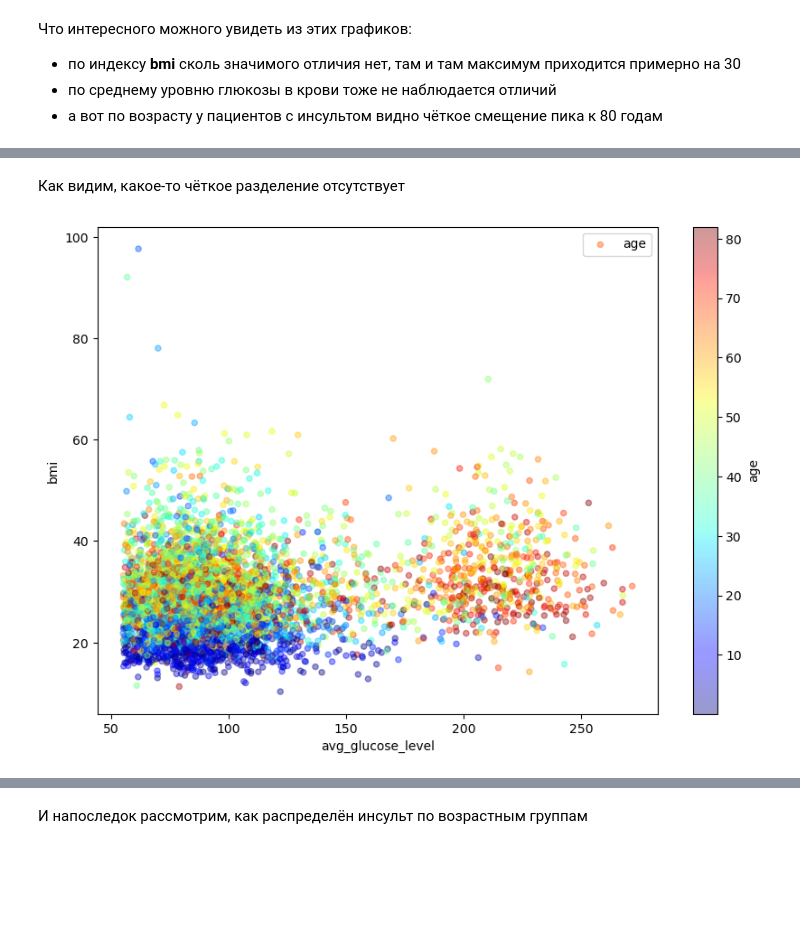
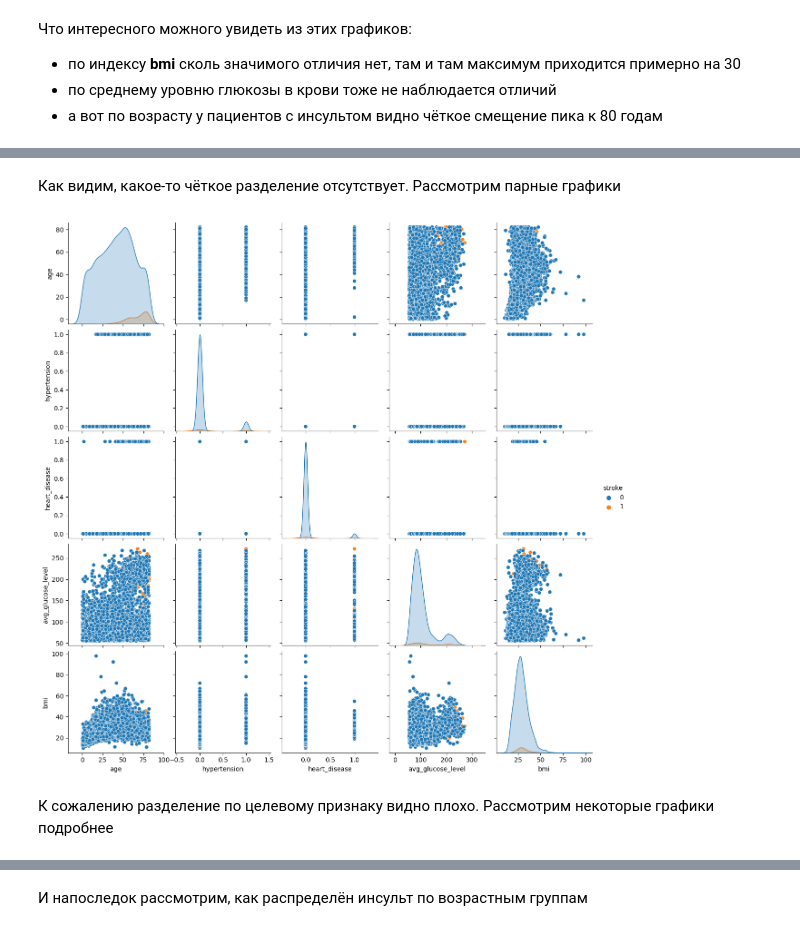
Before and after one commit to d-vitkovskiy/kaggle-projects, a Jupyter notebook: 1_brain_stroke/brain_stroke.ipynb, the cells around one changed output, grey strips where cells are left out. Drawn from its saved outputs; the diff is of its cells as text; code cells hidden in the pictures; blank space fills up the shorter version.

```diff
--- a/1_brain_stroke/brain_stroke.ipynb
+++ b/1_brain_stroke/brain_stroke.ipynb
@@ -312,17 +267,8 @@ sns.displot(
-# %% [markdown]
-Как видим, какое-то чёткое разделение отсутствует
-# %%
-stroke.plot(
-    kind="scatter",
-    x="avg_glucose_level",
-    y="bmi",
-    alpha=0.4,
-    label="age",
-    figsize=(10,7),
-    c="age",
-    cmap="jet",
-    colorbar=True,
-    sharex=False)
-plt.legend();
-# %% [output]
-[figure, removed]
+# %% [markdown]
+Как видим, какое-то чёткое разделение отсутствует. Рассмотрим парные графики
+# %%
+sns.pairplot(stroke, hue='stroke');
+# %% [output]
+[figure, added]
+# %% [markdown]
+К сожалению разделение по целевому признаку видно плохо. Рассмотрим некоторые графики подробнее
```
Also changed, not shown: parts of 369 cells of this notebook.
